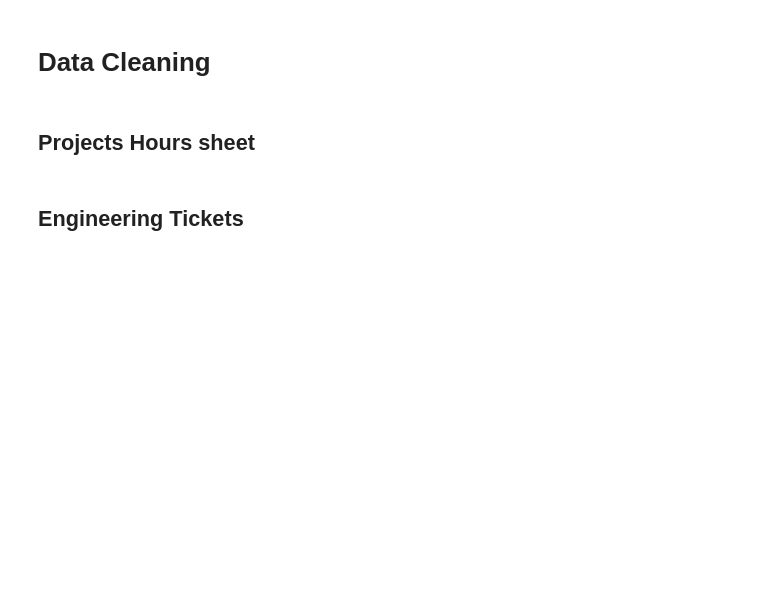
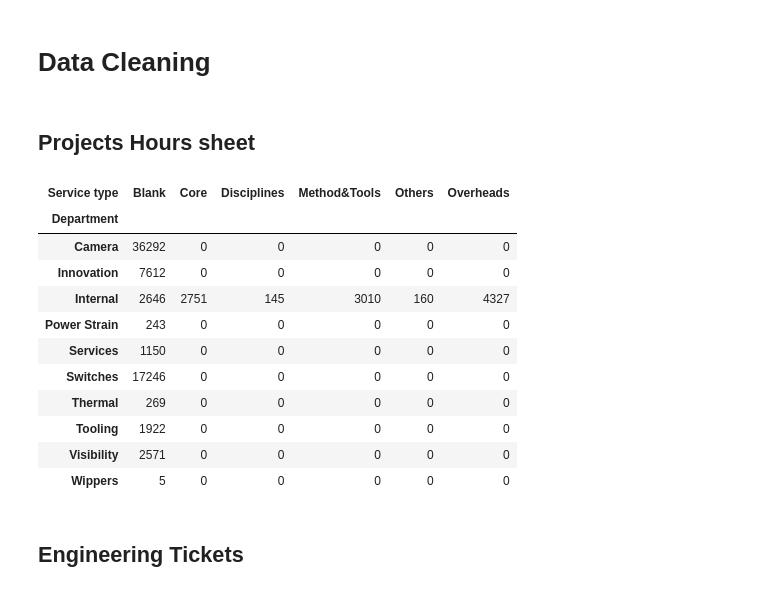
Before and after one commit to nada-2038/Valeo-BI-Business-Case, a Jupyter notebook: valeo-bi-case-study-git-program.ipynb, the cells around one changed output. Saved outputs shown, nothing was run; the diff lists cells and outputs as text; code cells hidden in the pictures; blank space fills up the shorter version.

```diff
--- a/valeo-bi-case-study-git-program.ipynb
+++ b/valeo-bi-case-study-git-program.ipynb
@@ -360,31 +358,56 @@ Length: 1, dtype: datetime64[ns]
 # %%
 
 if 'Period_From' in Projects_Hours.columns:
     Projects_Hours = Projects_Hours.drop('Period_From', axis=1)
 
 if 'Period_To' in Projects_Hours.columns:
     Projects_Hours = Projects_Hours.drop('Period_To', axis=1)
 
 if 'Cost Rate' in Projects_Hours.columns:
     Projects_Hours = Projects_Hours.drop('Cost Rate', axis=1)
 
 #I dropped Period_From and Period_To since they both have only one unique value which is 2022_W24 in Period_From and 2022_W42 in Period_To, meaning that all the projects take place in the period from Winter 24 to Winter 42
 #(assuming W stands for Winter). The Columns in this specific dataset have no purpose if all the data are just one value, but it could be useful in another dataset that includes multiple periods
 #Cost Rate was also removed for the same reason. 33.32 is repeated for all records
 
+original = sheets['Projects Hours']
+display(pd.crosstab(original['Department'], original['Service type'].fillna('Blank')))
+
+
 Projects_Hours.loc[Projects_Hours['Department'] == 'Internal', 'Service type'] = Projects_Hours.loc[Projects_Hours['Department'] == 'Internal', 'Service type'
 ].fillna(Projects_Hours['Service type'].dropna().mode()[0])
 #Fills in all NaN in Service type with the most repeated type which is 'Overheads' with the condition that Departement is 'Internal'
 
 Projects_Hours['Service type'] = Projects_Hours['Service type'].fillna('Not Internal')
 #Fills in all the remaining NaN in Service type with 'Not Internal'
 
 #I noticed that Service type column is only populated when the Department is 'internal', so I decided to replace all the missing values in Service type with 'non internal departement', but before that
 #I made sure that there were no missng values in Service type with the Department 'internal' by replacing the missiong values with the mode value of Service type and dropping the missing values before calculating it
 
+
+#Note: I'm aware that filling Internal's missing values with the mode is a guess , so the other option would be to fill them with 'Unspecified' instead
+#(also I double checked with the crosstab code bellow to make sure only Internal has Service type values then I commented it)
+
+#original = sheets['Projects Hours']
+#display(pd.crosstab(original['Department'], original['Service type'].fillna('Blank')))
+
+
 ##display(Projects_Hours.isnull().sum())
 ##Projects_Hours.iloc[720:735]
 ##Projects_Hours.head()
+# %% [output]
+| Service type | Blank | Core | Disciplines | Method&Tools | Others | Overheads |
+| Department |  |  |  |  |  |  |
+| Camera | 36292 | 0 | 0 | 0 | 0 | 0 |
+| Innovation | 7612 | 0 | 0 | 0 | 0 | 0 |
+| Internal | 2646 | 2751 | 145 | 3010 | 160 | 4327 |
+| Power Strain | 243 | 0 | 0 | 0 | 0 | 0 |
+| Services | 1150 | 0 | 0 | 0 | 0 | 0 |
+| Switches | 17246 | 0 | 0 | 0 | 0 | 0 |
+| Thermal | 269 | 0 | 0 | 0 | 0 | 0 |
+| Tooling | 1922 | 0 | 0 | 0 | 0 | 0 |
+| Visibility | 2571 | 0 | 0 | 0 | 0 | 0 |
+| Wippers | 5 | 0 | 0 | 0 | 0 | 0 |
 # %% [markdown]
 ## **Engineering Tickets**
 # %%
```
Also changed, not shown: parts of 3 cells of this notebook.
